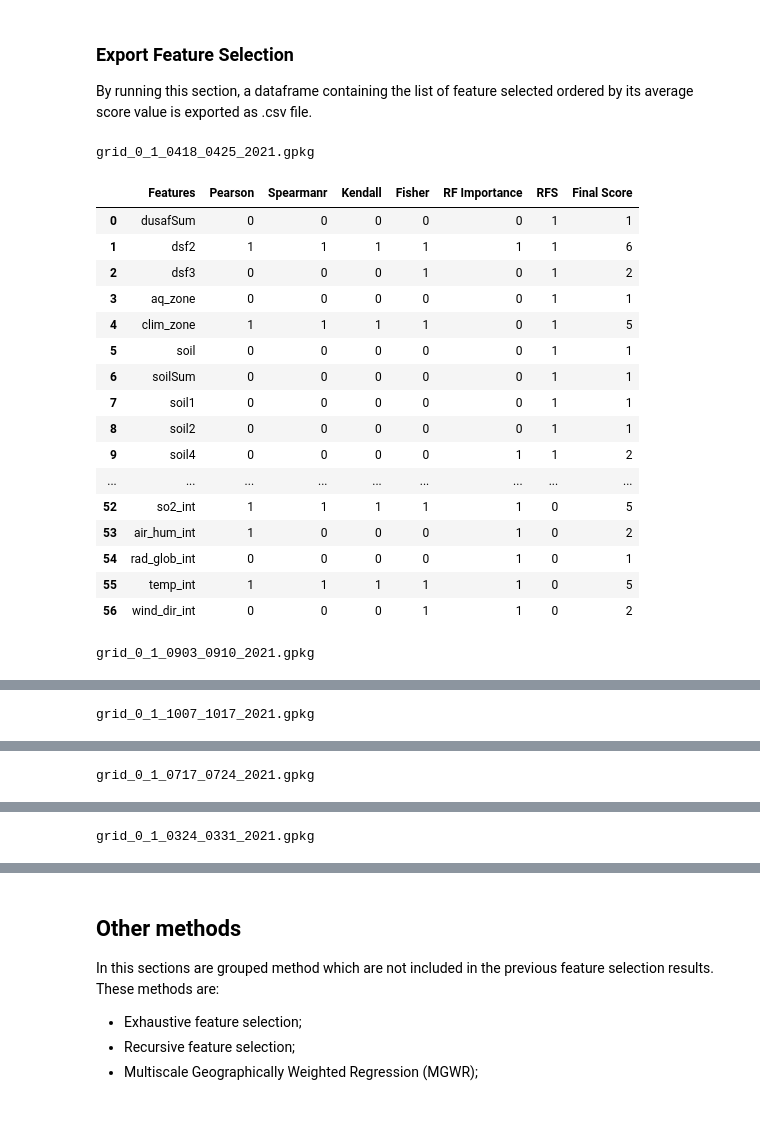
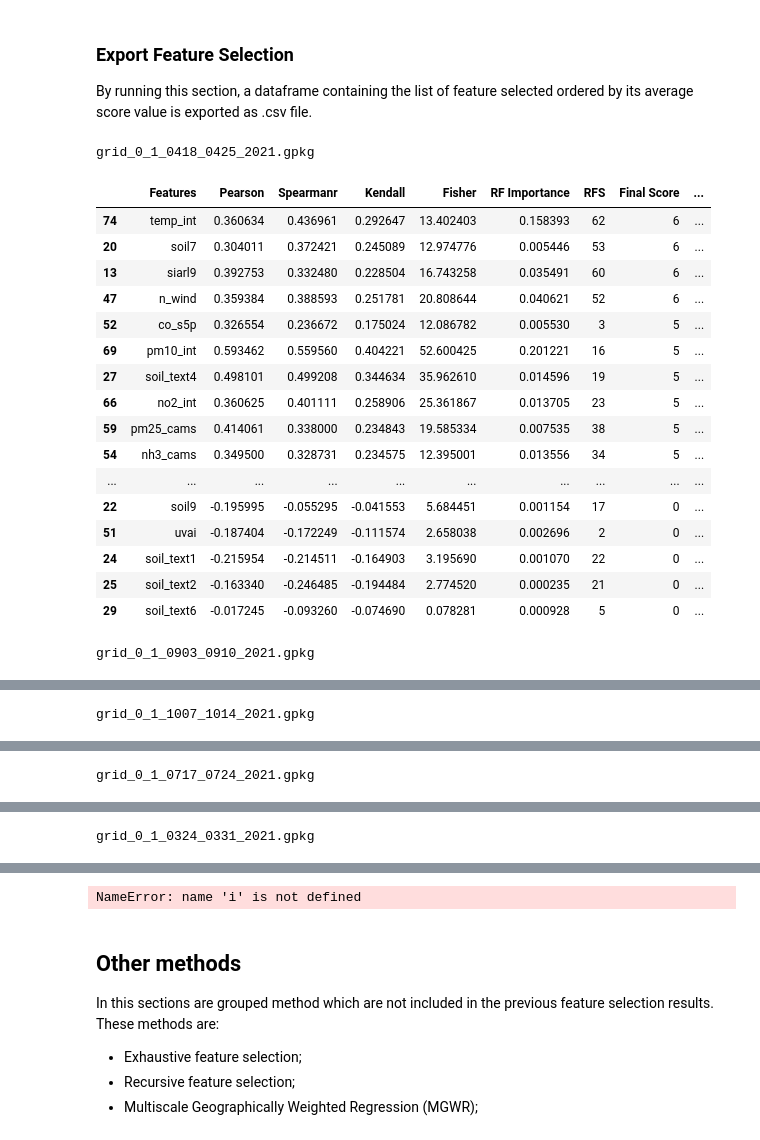
Before and after one commit to gisgeolab/D-DUST, a Jupyter notebook: notebooks/fs_results.ipynb, the cells around one changed output, grey strips where cells are left out. Cells and saved outputs as stored; diff of their text form; code cells hidden in the pictures.

```diff
--- a/notebooks/fs_results.ipynb
+++ b/notebooks/fs_results.ipynb
@@ -25,6 +25,8 @@ from sklearn import preprocessing
 import os
 from sklearn.preprocessing import MinMaxScaler
 from ipywidgets import AppLayout, Layout
+
+pd.set_option('display.max_rows', 500)
 # %% [markdown]
 ### Dataframe
 # %%
@@ -275,25 +277,47 @@ By running this section, a dataframe containing the list of feature selected ord
 # %%
 for index, grid in enumerate(geopackages):
     print(grid)
-    display(frequencies_tables[index])
+    display(dataframes_results[grid])
     print('\n')
+
+
+for grid in geopackages:
+    dataframes_results[grid].to_csv(r'assets/Votes/'+RESOLUTION+grid[:-5]+'.csv', index = False)
+
+
+general_fs = pd.DataFrame()
+general_fs['Features'] = list(dataframes_results.values())[0]['Features']
+for index, grid in enumerate(geopackages):
+
+    dataframes_results[grid].sort_values(by ='Final Score', axis=0, ascending=False, inplace=True, kind='quicksort', na_position='last')
+    labels_selected = pd.DataFrame()
+    labels_selected['Features'] = dataframes_results[grid]['Features']
+    labels_selected['Final Score'] = dataframes_results[grid]['Final Score'].round(decimals = 3)
+
+    labels_selected.to_csv(r'assets/features_'+RESOLUTION+'/'+grid[:-5]+'.csv', index = False)
+    labels_selected.to_excel('assets/features_'+RESOLUTION+'/'+grid[:-5]+'.xlsx')
+    general_fs[index] = dataframes_results[grid]['Borda Count Voting']
+
+
+general_fs['Scores'] = m.borda_voting(general_fs)
+general_fs.to_csv(r'assets/features_'+RESOLUTION+'general'+'.csv', index = False)
 # %% [output]
 grid_0_1_0418_0425_2021.gpkg
-|  | Features | Pearson | Spearmanr | Kendall | Fisher | RF Importance | RFS | Final Score |
-| 0 | dusafSum | 0 | 0 | 0 | 0 | 0 | 1 | 1 |
-| 1 | dsf2 | 1 | 1 | 1 | 1 | 1 | 1 | 6 |
-| 2 | dsf3 | 0 | 0 | 0 | 1 | 0 | 1 | 2 |
-| 3 | aq_zone | 0 | 0 | 0 | 0 | 0 | 1 | 1 |
-| 4 | clim_zone | 1 | 1 | 1 | 1 | 0 | 1 | 5 |
-| 5 | soil | 0 | 0 | 0 | 0 | 0 | 1 | 1 |
-| 6 | soilSum | 0 | 0 | 0 | 0 | 0 | 1 | 1 |
-| 7 | soil1 | 0 | 0 | 0 | 0 | 0 | 1 | 1 |
-| 8 | soil2 | 0 | 0 | 0 | 0 | 0 | 1 | 1 |
-| 9 | soil4 | 0 | 0 | 0 | 0 | 1 | 1 | 2 |
-| ... | ... | ... | ... | ... | ... | ... | ... | ... |
-| 52 | so2_int | 1 | 1 | 1 | 1 | 1 | 0 | 5 |
-| 53 | air_hum_int | 1 | 0 | 0 | 0 | 1 | 0 | 2 |
-| 54 | rad_glob_int | 0 | 0 | 0 | 0 | 1 | 0 | 1 |
-| 55 | temp_int | 1 | 1 | 1 | 1 | 1 | 0 | 5 |
-| 56 | wind_dir_int | 0 | 0 | 0 | 1 | 1 | 0 | 2 |
+|  | Features | Pearson | Spearmanr | Kendall | Fisher | RF Importance | RFS | Final Score | ... |
+| 74 | temp_int | 0.360634 | 0.436961 | 0.292647 | 13.402403 | 0.158393 | 62 | 6 | ... |
+| 20 | soil7 | 0.304011 | 0.372421 | 0.245089 | 12.974776 | 0.005446 | 53 | 6 | ... |
+| 13 | siarl9 | 0.392753 | 0.332480 | 0.228504 | 16.743258 | 0.035491 | 60 | 6 | ... |
+| 47 | n_wind | 0.359384 | 0.388593 | 0.251781 | 20.808644 | 0.040621 | 52 | 6 | ... |
+| 52 | co_s5p | 0.326554 | 0.236672 | 0.175024 | 12.086782 | 0.005530 | 3 | 5 | ... |
+| 69 | pm10_int | 0.593462 | 0.559560 | 0.404221 | 52.600425 | 0.201221 | 16 | 5 | ... |
+| 27 | soil_text4 | 0.498101 | 0.499208 | 0.344634 | 35.962610 | 0.014596 | 19 | 5 | ... |
+| 66 | no2_int | 0.360625 | 0.401111 | 0.258906 | 25.361867 | 0.013705 | 23 | 5 | ... |
+| 59 | pm25_cams | 0.414061 | 0.338000 | 0.234843 | 19.585334 | 0.007535 | 38 | 5 | ... |
+| 54 | nh3_cams | 0.349500 | 0.328731 | 0.234575 | 12.395001 | 0.013556 | 34 | 5 | ... |
+| ... | ... | ... | ... | ... | ... | ... | ... | ... | ... |
+| 22 | soil9 | -0.195995 | -0.055295 | -0.041553 | 5.684451 | 0.001154 | 17 | 0 | ... |
+| 51 | uvai | -0.187404 | -0.172249 | -0.111574 | 2.658038 | 0.002696 | 2 | 0 | ... |
+| 24 | soil_text1 | -0.215954 | -0.214511 | -0.164903 | 3.195690 | 0.001070 | 22 | 0 | ... |
+| 25 | soil_text2 | -0.163340 | -0.246485 | -0.194484 | 2.774520 | 0.000235 | 21 | 0 | ... |
+| 29 | soil_text6 | -0.017245 | -0.093260 | -0.074690 | 0.078281 | 0.000928 | 5 | 0 | ... |
 grid_0_1_0903_0910_2021.gpkg
@@ -317 +341 @@ grid_0_1_0903_0910_2021.gpkg
-grid_0_1_1007_1017_2021.gpkg
+grid_0_1_1007_1014_2021.gpkg
@@ -370,0 +395 @@ grid_0_1_0324_0331_2021.gpkg
+NameError: name 'i' is not defined
```
Also changed, not shown: parts of 3 cells of this notebook, 43 other files.
